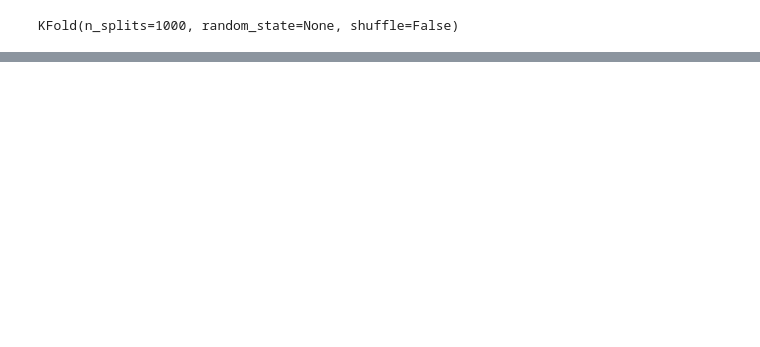
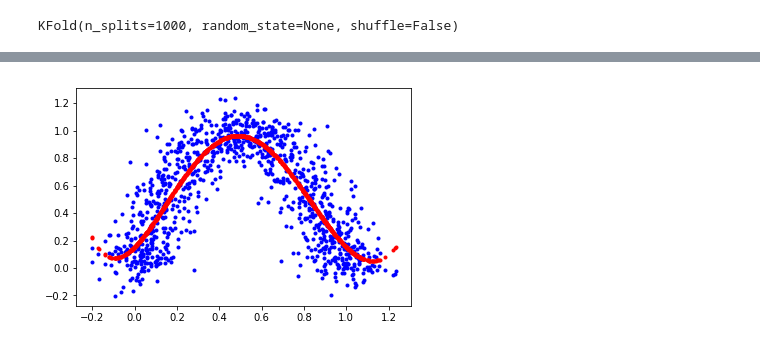
Before and after one commit to cleversonahum/UFPA-RedesNeurais, a Jupyter notebook: 6 - Treinando e testando conjunto usando Cross Validation.ipynb, the cells around one changed output, grey strips where cells are left out. Cells and saved outputs as stored; diff of their text form; code cells hidden in the pictures; blank space fills up the shorter version.

```diff
--- a/6 - Treinando e testando conjunto usando Cross Validation.ipynb
+++ b/6 - Treinando e testando conjunto usando Cross Validation.ipynb
@@ -90,0 +117,7 @@ array([[ 0.04211899,  0.04175102,  0.04208488,  0.04199036,  0.04203372],
+# %%
+#Gráfico relação X x D e X x Ytr
+plt.figure(3)
+plt.plot(X_train, D_train, 'b.', X_train, Ytr, 'r.')
+plt.show()
+# %% [output]
+[figure, added]
```
Also changed, not shown: parts of 8 cells of this notebook.
